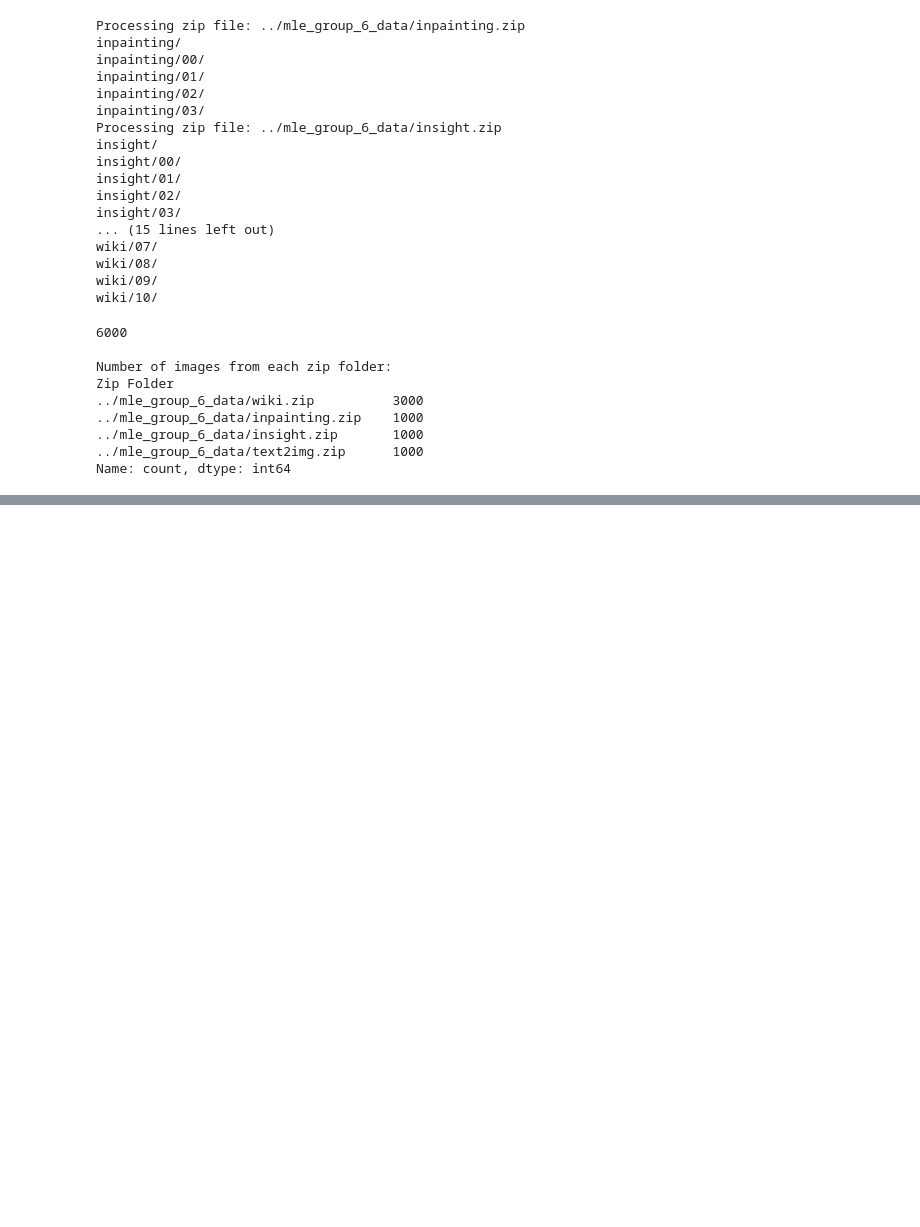
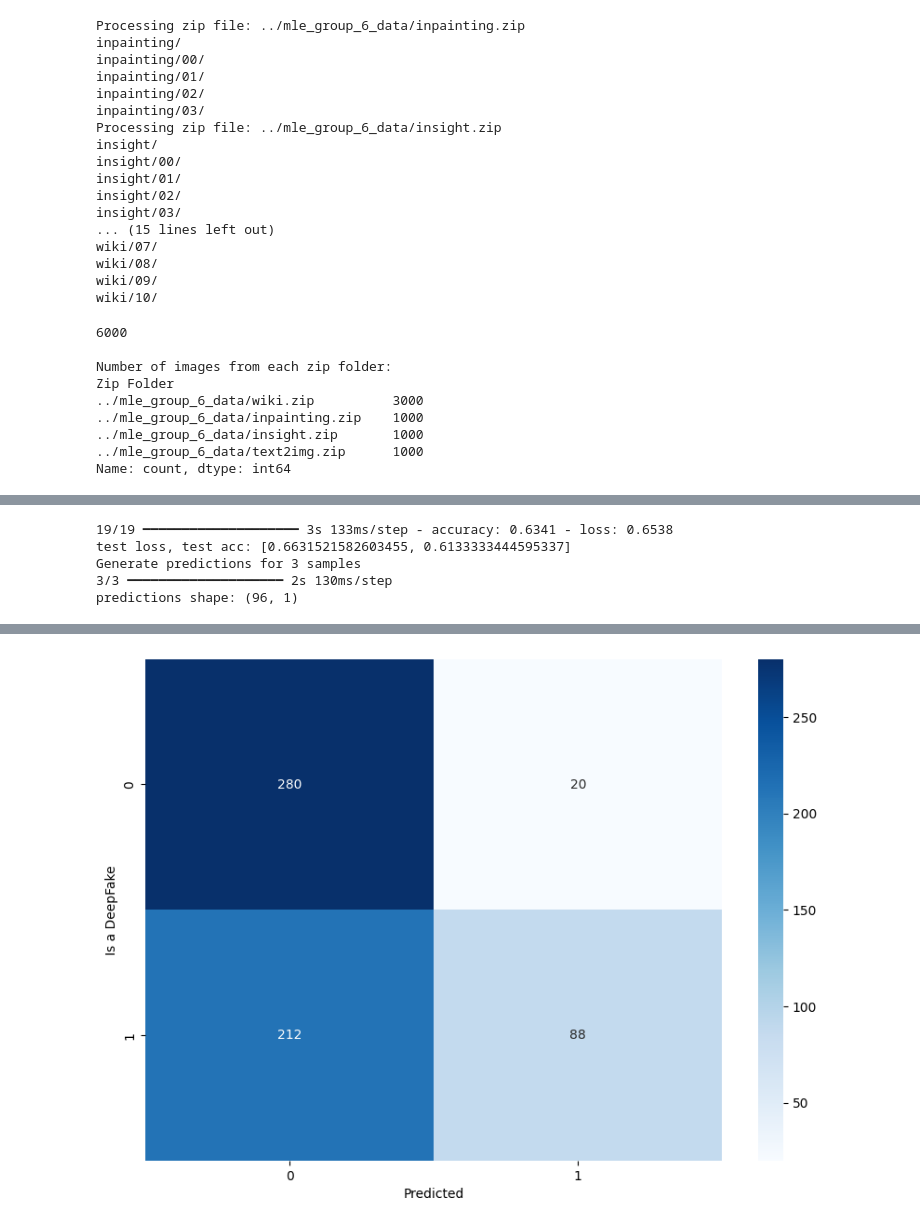
Before and after one commit to shumeraa/DeepfakeClassifier, a Jupyter notebook: readData.ipynb, the cells around one changed output, grey strips where cells are left out. Cells and saved outputs as stored; diff of their text form; code cells hidden in the pictures; blank space fills up the shorter version.

```diff
--- a/readData.ipynb
+++ b/readData.ipynb
@@ -258,0 +333,38 @@ Epoch 10/10
+# %%
+results = model.evaluate(test_dataset)
+print("test loss, test acc:", results)
+
+print("Generate predictions for 3 samples")
+predictions = model.predict(test_dataset.take(3))
+print("predictions shape:", predictions.shape)
+# %% [output]
+19/19 ━━━━━━━━━━━━━━━━━━━━ 3s 133ms/step - accuracy: 0.6341 - loss: 0.6538
+test loss, test acc: [0.6631521582603455, 0.6133333444595337]
+Generate predictions for 3 samples
+3/3 ━━━━━━━━━━━━━━━━━━━━ 2s 130ms/step
+predictions shape: (96, 1)
+# %%
+import matplotlib.pyplot as plt
+import seaborn as sns
+from sklearn.metrics import confusion_matrix
+import numpy as np
+
+# Get the true labels
+y_true = np.concatenate([y for x, y in test_dataset], axis=0)
+
+# Get the predicted labels as probabilities
+y_pred_prob = model.predict(test_dataset)
+
+# Convert the probabilities into class labels
+y_pred = np.where(y_pred_prob > 0.5, 1, 0)
+
+# Compute the confusion matrix
+cm = confusion_matrix(y_true, y_pred)
+
+# Create a heatmap from the confusion matrix
+plt.figure(figsize=(10, 7))
+sns.heatmap(cm, annot=True, fmt='d', cmap='Blues')
+plt.xlabel('Predicted')
+plt.ylabel('Is a DeepFake')
+plt.show()
+# %% [output]
@@ -258,0 +372 @@ Epoch 10/10
+[figure, added]
```
Also changed, not shown: parts of 5 cells of this notebook.
